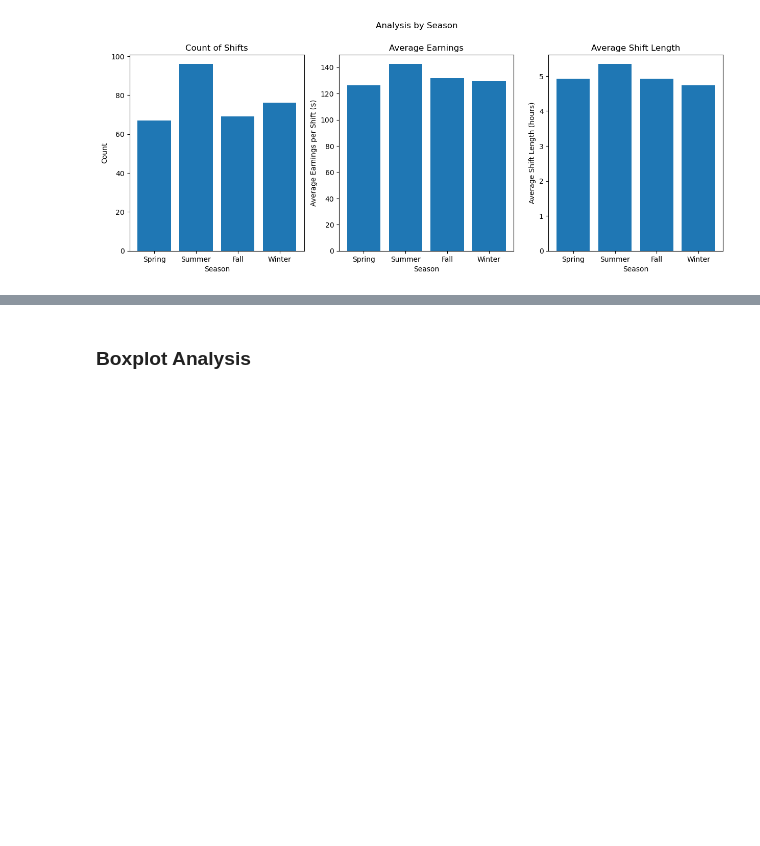
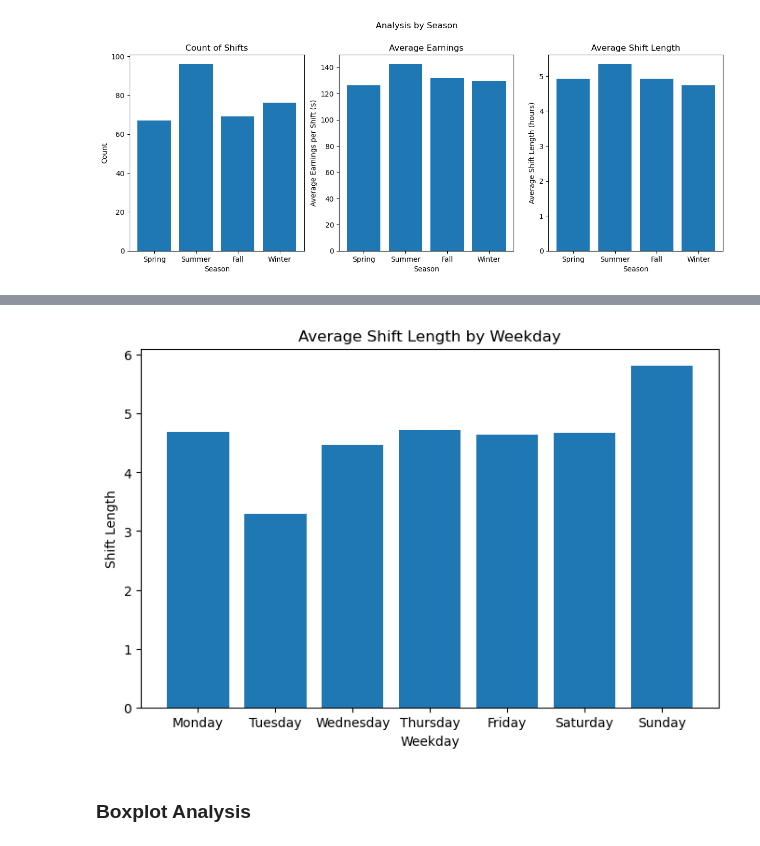
Before and after one commit to stevejchacon/pizzatip, a Jupyter notebook: pizzaEDA.ipynb, the cells around one changed output, grey strips where cells are left out. Saved outputs shown, nothing was run; the diff lists cells and outputs as text; code cells hidden in the pictures; blank space fills up the shorter version.

```diff
--- a/pizzaEDA.ipynb
+++ b/pizzaEDA.ipynb
@@ -355,3 +421,17 @@ plt.show()
+# %%
+# duration average by Weekday
+fig, ax = plt.subplots(figsize=(8,5))
+
+dur_avg_weekday = df.groupby('Day of Week')['Duration'].mean()
+ax.bar(dur_avg_weekday.index, dur_avg_weekday.values)
+ax.set_xlabel('Weekday')
+ax.set_xticks(dur_avg_weekday.index)
+ax.set_ylabel('Shift Length')
+ax.set_title('Average Shift Length by Weekday')
+
+plt.show()
+# %% [output]
+[figure, added]
 # %% [markdown]
 ### Boxplot Analysis
 # %%
```
Also changed, not shown: parts of 8 cells of this notebook.
